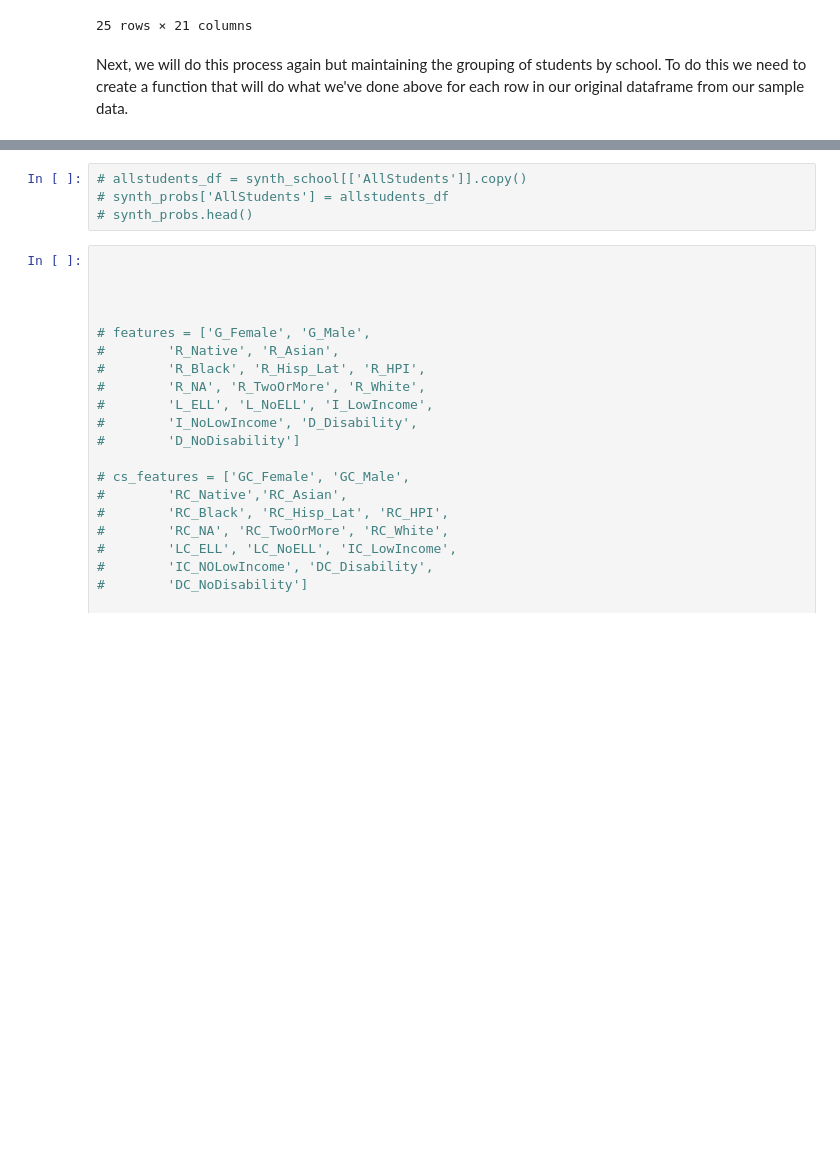
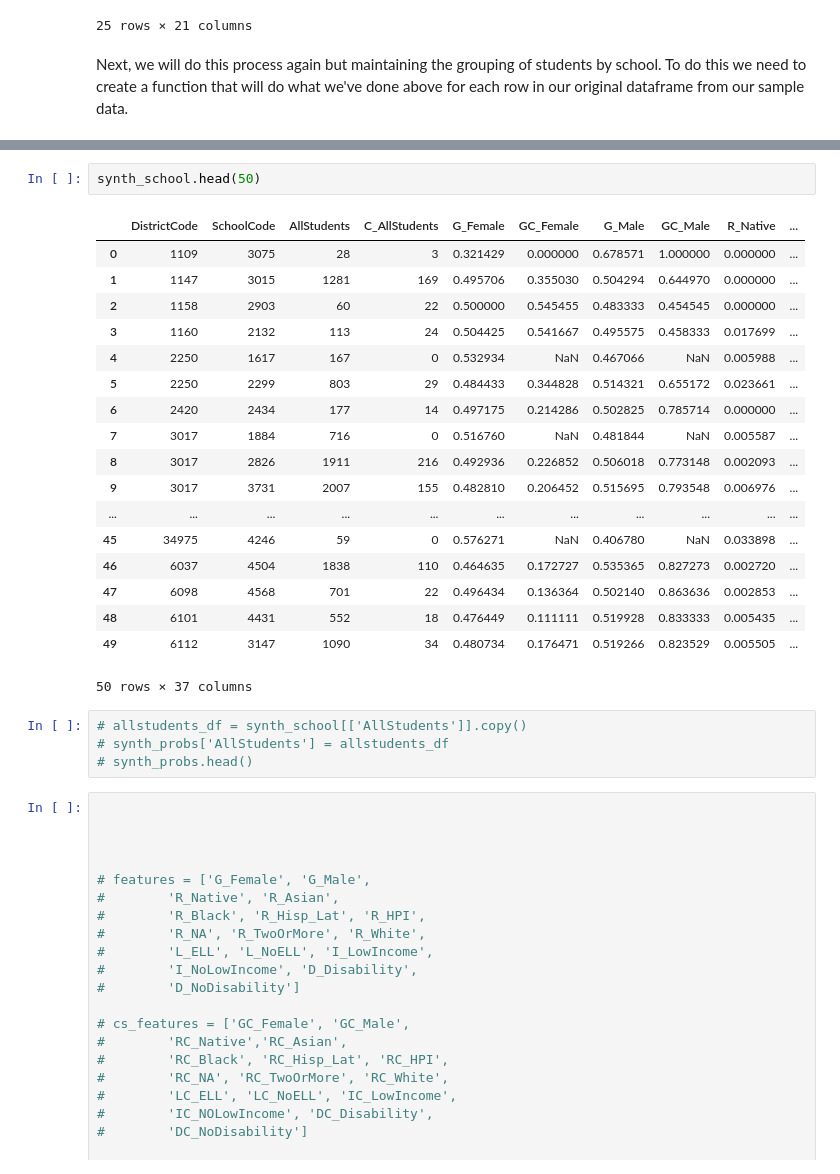
Before and after one commit to brinkbrink/WA_CS, a Jupyter notebook: WACSKeyPredictors.ipynb, the cells around one changed output, grey strips where cells are left out. Drawn from its saved outputs; the diff is of its cells as text; blank space fills up the shorter version.

Commit message:
generating student gender

```diff
--- a/WACSKeyPredictors.ipynb
+++ b/WACSKeyPredictors.ipynb
@@ -1028,3 +1004,24 @@ synth_school.head(25)
+# %%
+synth_school.head(50)
+# %% [output]
+|  | DistrictCode | SchoolCode | AllStudents | C_AllStudents | G_Female | GC_Female | G_Male | GC_Male | R_Native | ... |
+| 0 | 1109 | 3075 | 28 | 3 | 0.321429 | 0.000000 | 0.678571 | 1.000000 | 0.000000 | ... |
+| 1 | 1147 | 3015 | 1281 | 169 | 0.495706 | 0.355030 | 0.504294 | 0.644970 | 0.000000 | ... |
+| 2 | 1158 | 2903 | 60 | 22 | 0.500000 | 0.545455 | 0.483333 | 0.454545 | 0.000000 | ... |
+| 3 | 1160 | 2132 | 113 | 24 | 0.504425 | 0.541667 | 0.495575 | 0.458333 | 0.017699 | ... |
+| 4 | 2250 | 1617 | 167 | 0 | 0.532934 | NaN | 0.467066 | NaN | 0.005988 | ... |
+| 5 | 2250 | 2299 | 803 | 29 | 0.484433 | 0.344828 | 0.514321 | 0.655172 | 0.023661 | ... |
+| 6 | 2420 | 2434 | 177 | 14 | 0.497175 | 0.214286 | 0.502825 | 0.785714 | 0.000000 | ... |
+| 7 | 3017 | 1884 | 716 | 0 | 0.516760 | NaN | 0.481844 | NaN | 0.005587 | ... |
+| 8 | 3017 | 2826 | 1911 | 216 | 0.492936 | 0.226852 | 0.506018 | 0.773148 | 0.002093 | ... |
+| 9 | 3017 | 3731 | 2007 | 155 | 0.482810 | 0.206452 | 0.515695 | 0.793548 | 0.006976 | ... |
+| ... | ... | ... | ... | ... | ... | ... | ... | ... | ... | ... |
+| 45 | 34975 | 4246 | 59 | 0 | 0.576271 | NaN | 0.406780 | NaN | 0.033898 | ... |
+| 46 | 6037 | 4504 | 1838 | 110 | 0.464635 | 0.172727 | 0.535365 | 0.827273 | 0.002720 | ... |
+| 47 | 6098 | 4568 | 701 | 22 | 0.496434 | 0.136364 | 0.502140 | 0.863636 | 0.002853 | ... |
+| 48 | 6101 | 4431 | 552 | 18 | 0.476449 | 0.111111 | 0.519928 | 0.833333 | 0.005435 | ... |
+| 49 | 6112 | 3147 | 1090 | 34 | 0.480734 | 0.176471 | 0.519266 | 0.823529 | 0.005505 | ... |
+50 rows × 37 columns
 # %%
 # allstudents_df = synth_school[['AllStudents']].copy()
 # synth_probs['AllStudents'] = allstudents_df
```
Also changed, not shown: parts of 35 cells of this notebook.
